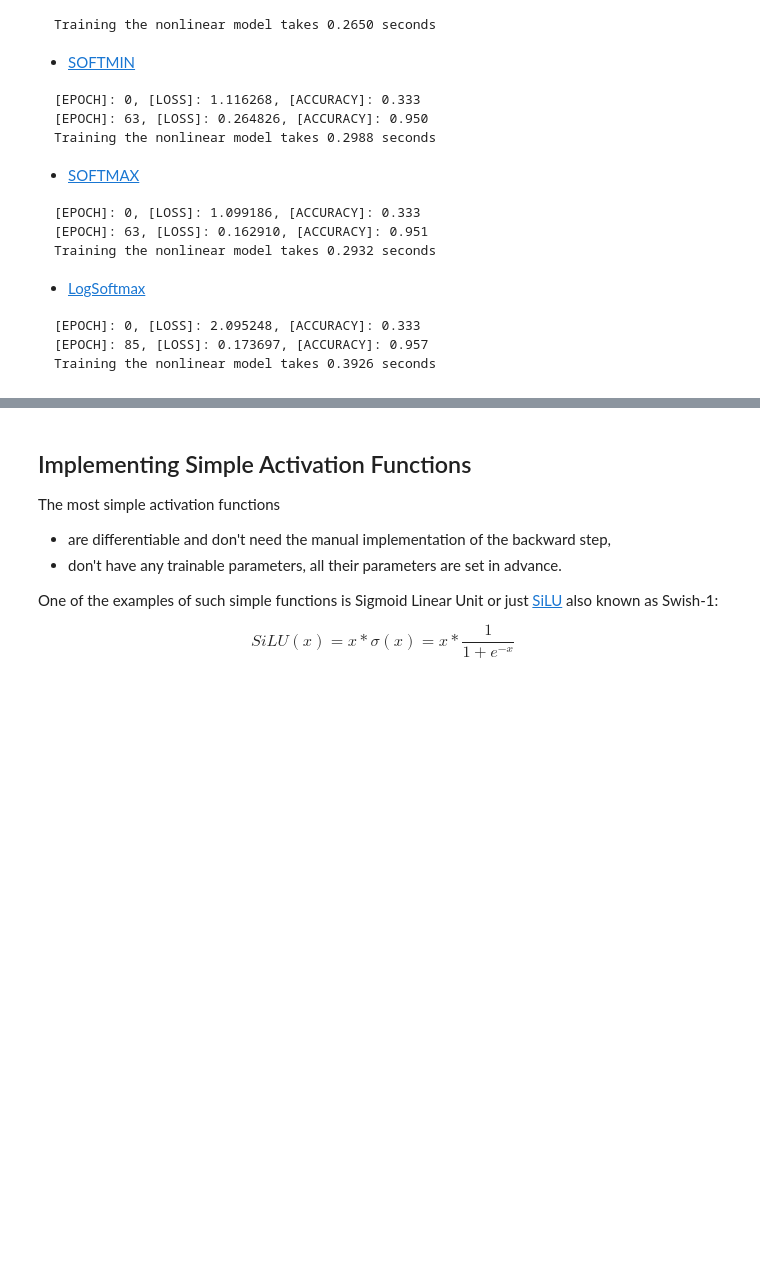
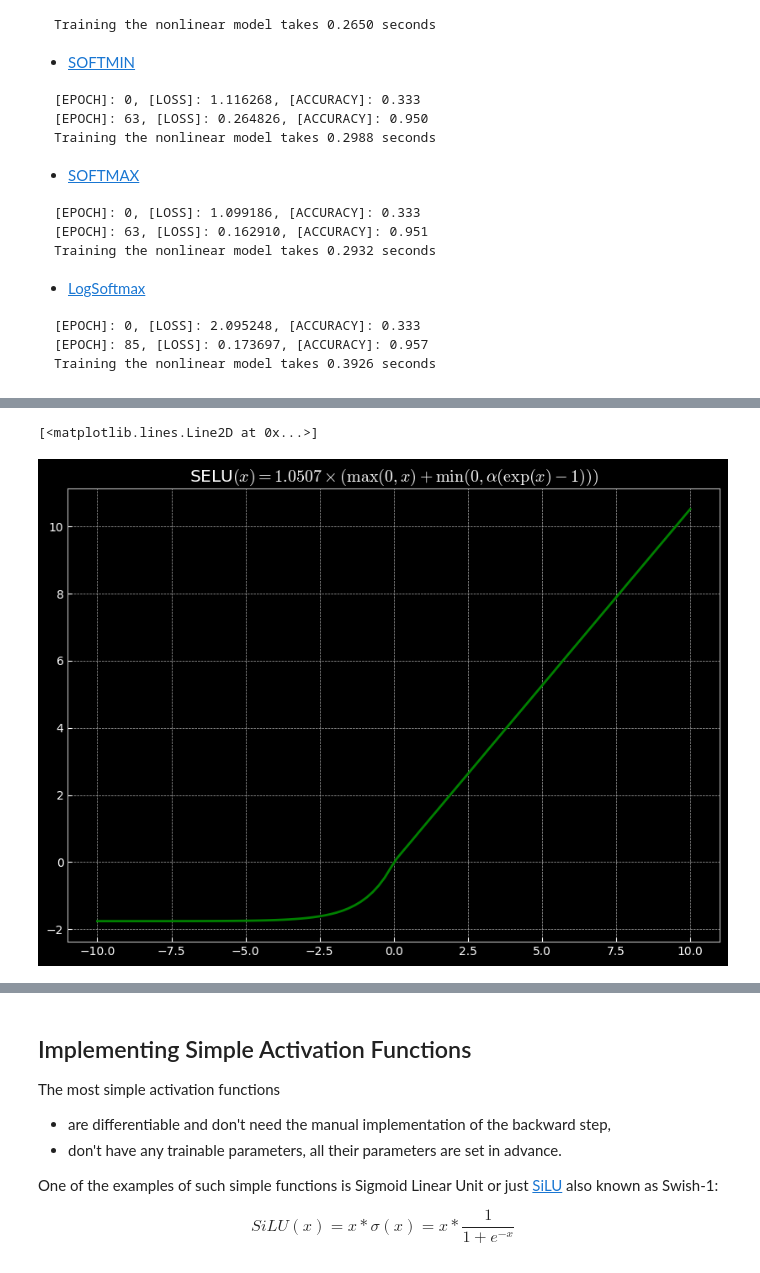
Before and after one commit to xevor11/SURF-TF-Model, a Jupyter notebook: DL4spiral-classification.ipynb, the cells around one changed output, grey strips where cells are left out. Drawn from its saved outputs; the diff is of its cells as text; code cells hidden in the pictures; blank space fills up the shorter version.

```diff
--- a/DL4spiral-classification.ipynb
+++ b/DL4spiral-classification.ipynb
@@ -378,0 +617,16 @@ Training the nonlinear model takes 0.3926 seconds
+# %%
+def selu(x):
+    alpha = 1.6732632423543772848170429916717
+    scale = 1.0507009873554804934193349852946
+    return scale * (np.maximum(0, x) + np.minimum(0, alpha * (np.exp(x) - 1)))
+
+fig = plt.figure(figsize=(10,7))
+ax = plt.axes()
+
+plt.title(r"SELU$(x) = 1.0507\times(\max(0,x)+\min(0,\alpha(\exp(x)-1)))$")
+
+xx = np.linspace(-10, 10, 100)
+ax.plot(xx, selu(xx), '-g')
+# %% [output]
+[<matplotlib.lines.Line2D at 0x...>]
+[figure, added]
```
Also changed, not shown: parts of 40 cells of this notebook.
